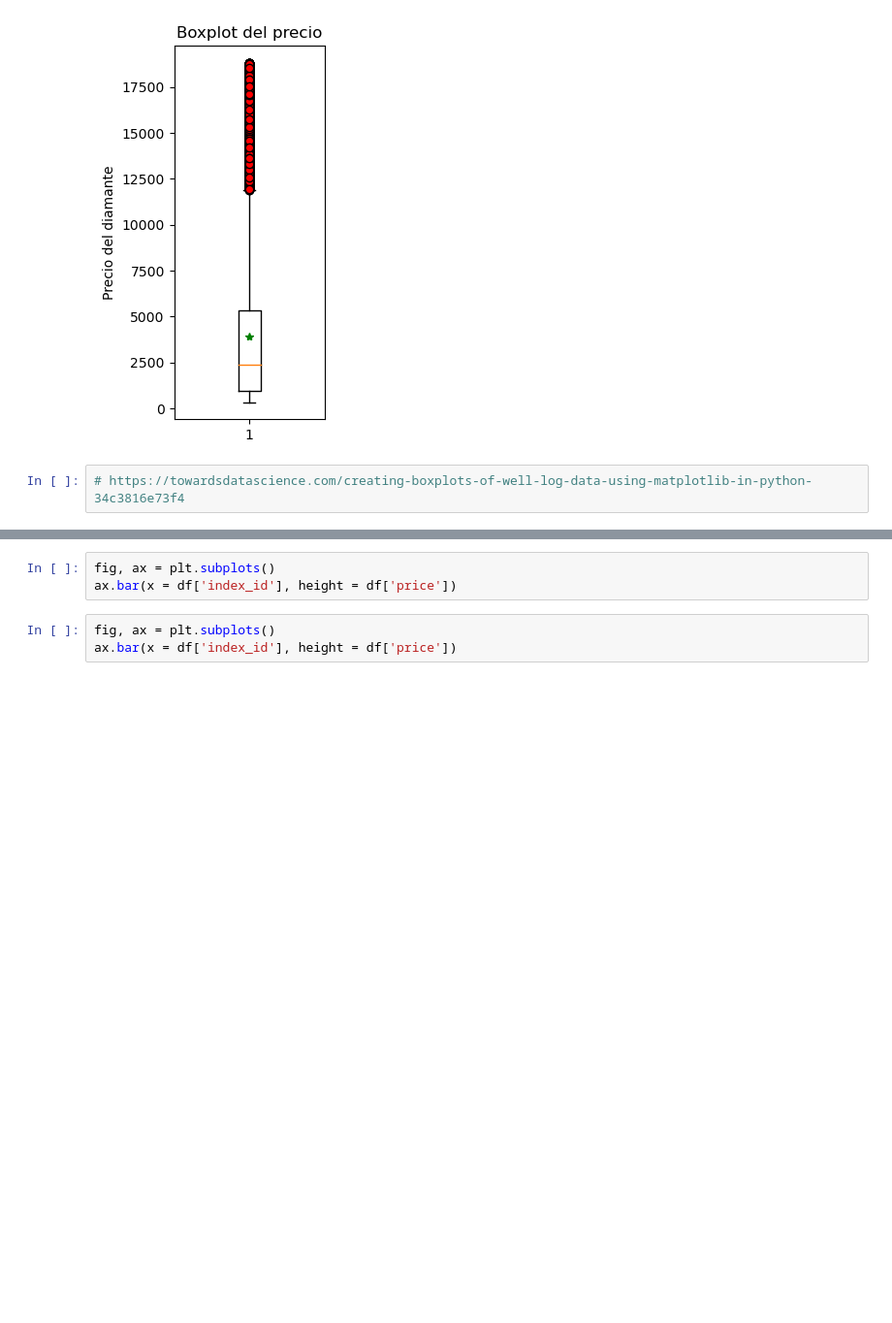
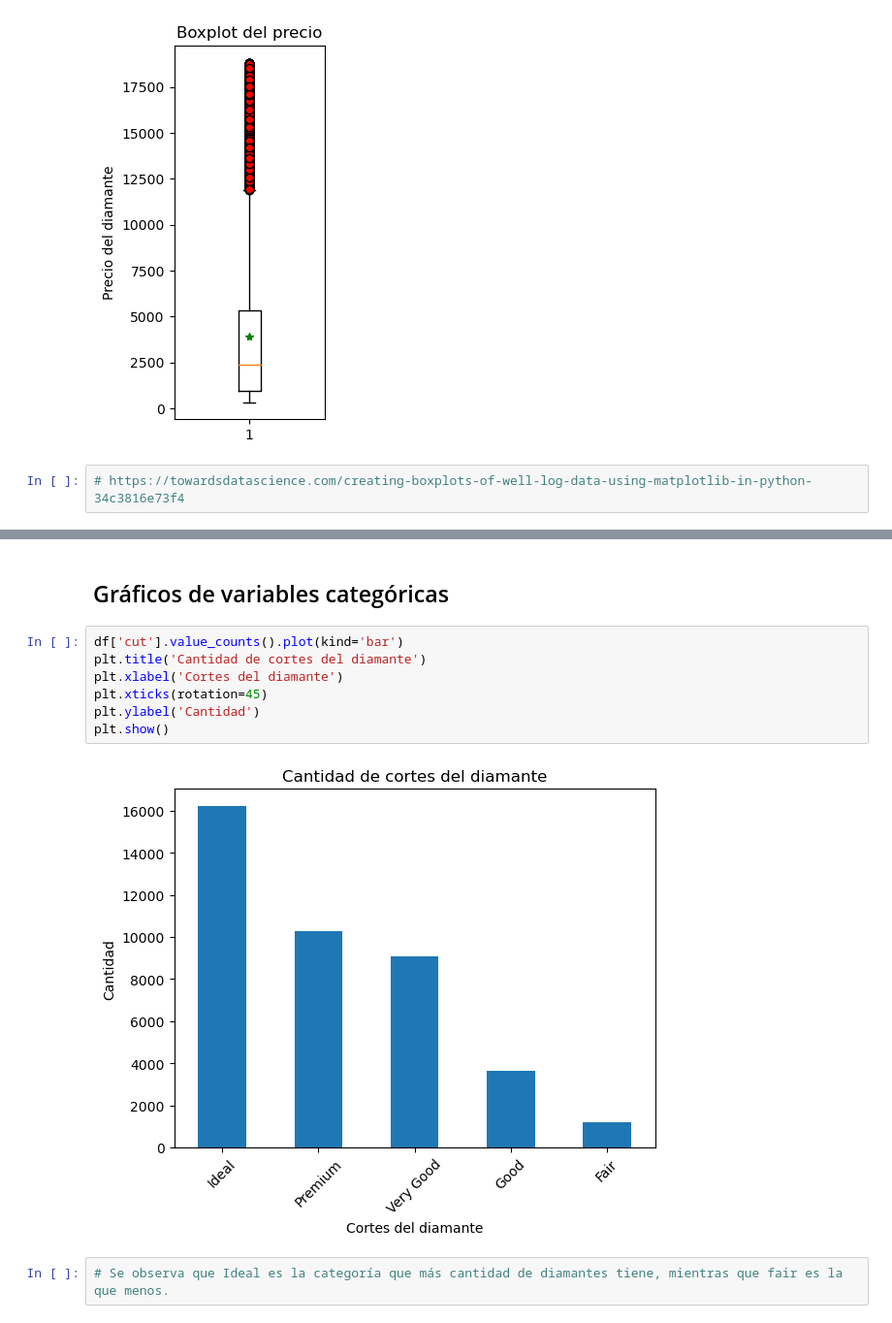
Before and after one commit to TeresaCardenosa/EDA_challenge_diamons, a Jupyter notebook: EDA_challenge.ipynb, the cells around one changed output, grey strips where cells are left out. Shown: that part at 97% size. Cells and saved outputs as stored; diff of their text form; blank space fills up the shorter version.

```diff
--- a/EDA_challenge.ipynb
+++ b/EDA_challenge.ipynb
@@ -474,8 +503,15 @@ plt.show()
 - Existen gran cantidad de outsiders por encima del 100%.
 - Eso provoca que la media esté en el rango entre 50%-75%.
-# %%
-fig, ax = plt.subplots()
-ax.bar(x = df['index_id'], height = df['price'])
-# %%
-fig, ax = plt.subplots()
-ax.bar(x = df['index_id'], height = df['price'])
+# %% [markdown]
+## Gráficos de variables categóricas
+# %%
+df['cut'].value_counts().plot(kind='bar')
+plt.title('Cantidad de cortes del diamante')
+plt.xlabel('Cortes del diamante')
+plt.xticks(rotation=45)
+plt.ylabel('Cantidad')
+plt.show()
+# %% [output]
+[figure, added]
+# %%
+# Se observa que Ideal es la categoría que más cantidad de diamantes tiene, mientras que fair es la que menos.
```
Also changed, not shown: parts of 18 cells of this notebook, 1 other file.
